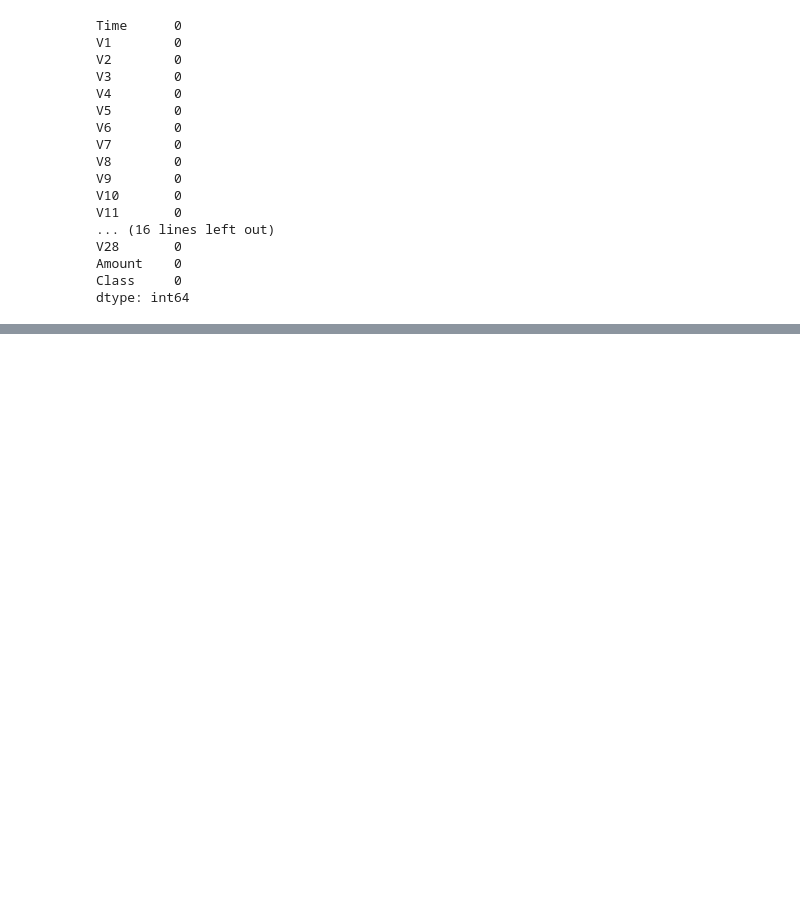
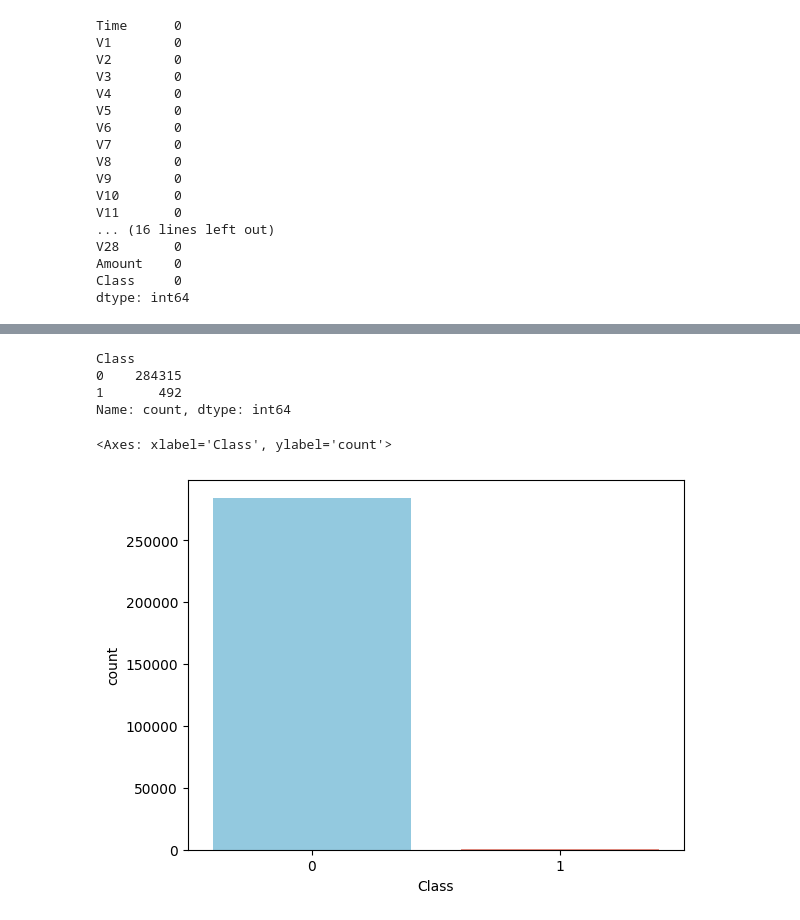
Before and after one commit to hoangggggggggggggg/Fraud-detection-by-SVC-model, a Jupyter notebook: code.ipynb, the cells around one changed output, grey strips where cells are left out. Cells and saved outputs as stored; diff of their text form; code cells hidden in the pictures; blank space fills up the shorter version.

```diff
--- a/code.ipynb
+++ b/code.ipynb
@@ -46 +66,13 @@ credit_card_data = credit_card_data.drop("Time", axis=1)
+# %%
+# distribution of classes in the dataset
+print(credit_card_data['Class'].value_counts())
+sns.countplot(x="Class", hue="Class", data=credit_card_data,
+              palette={0: "skyblue", 1: "salmon"}, legend=False)
+# %% [output]
+Class
+0    284315
+1       492
+Name: count, dtype: int64
+<Axes: xlabel='Class', ylabel='count'>
+[figure, added]
 # %%
```
Also changed, not shown: parts of 16 cells of this notebook, 2 other files.
